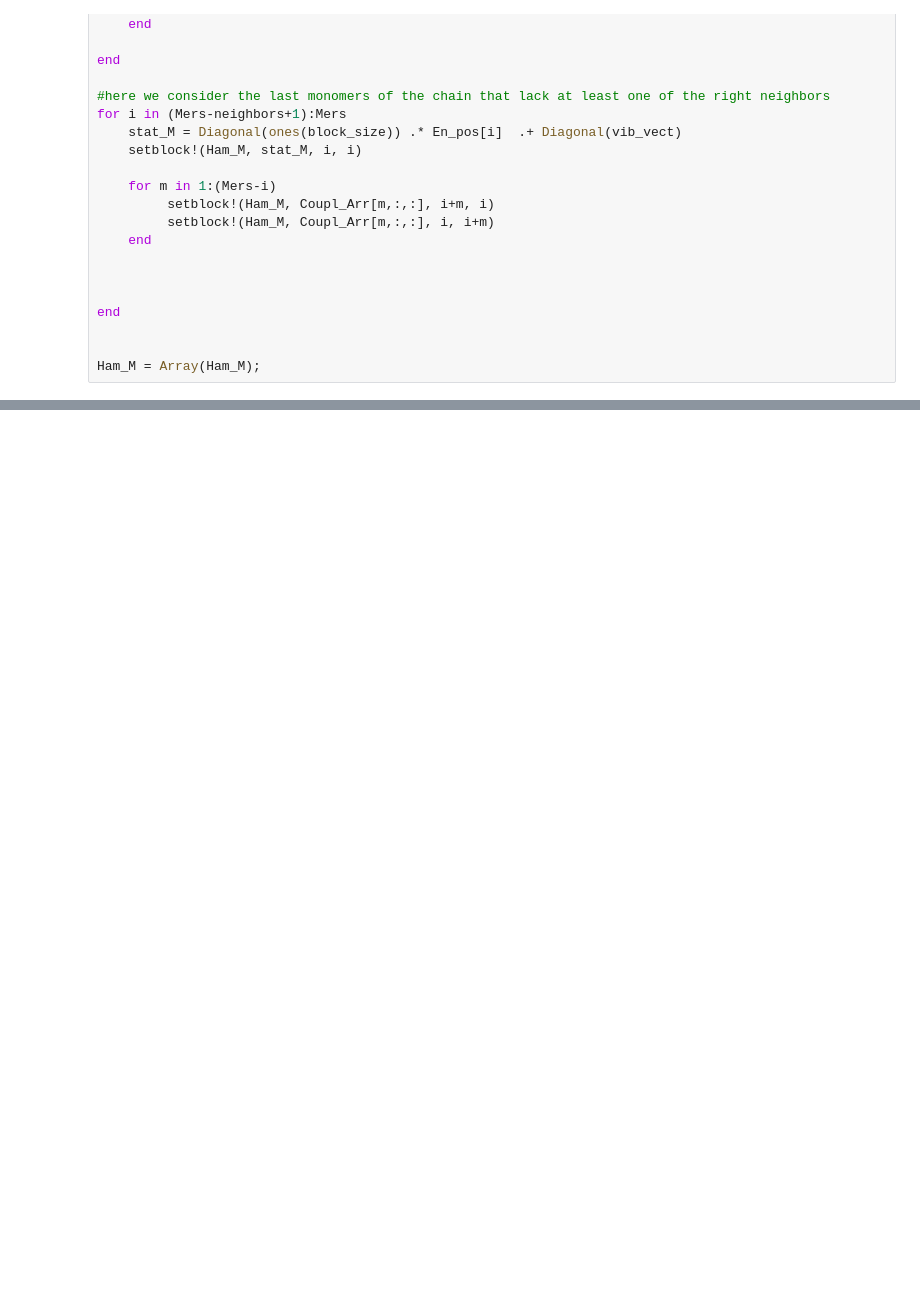
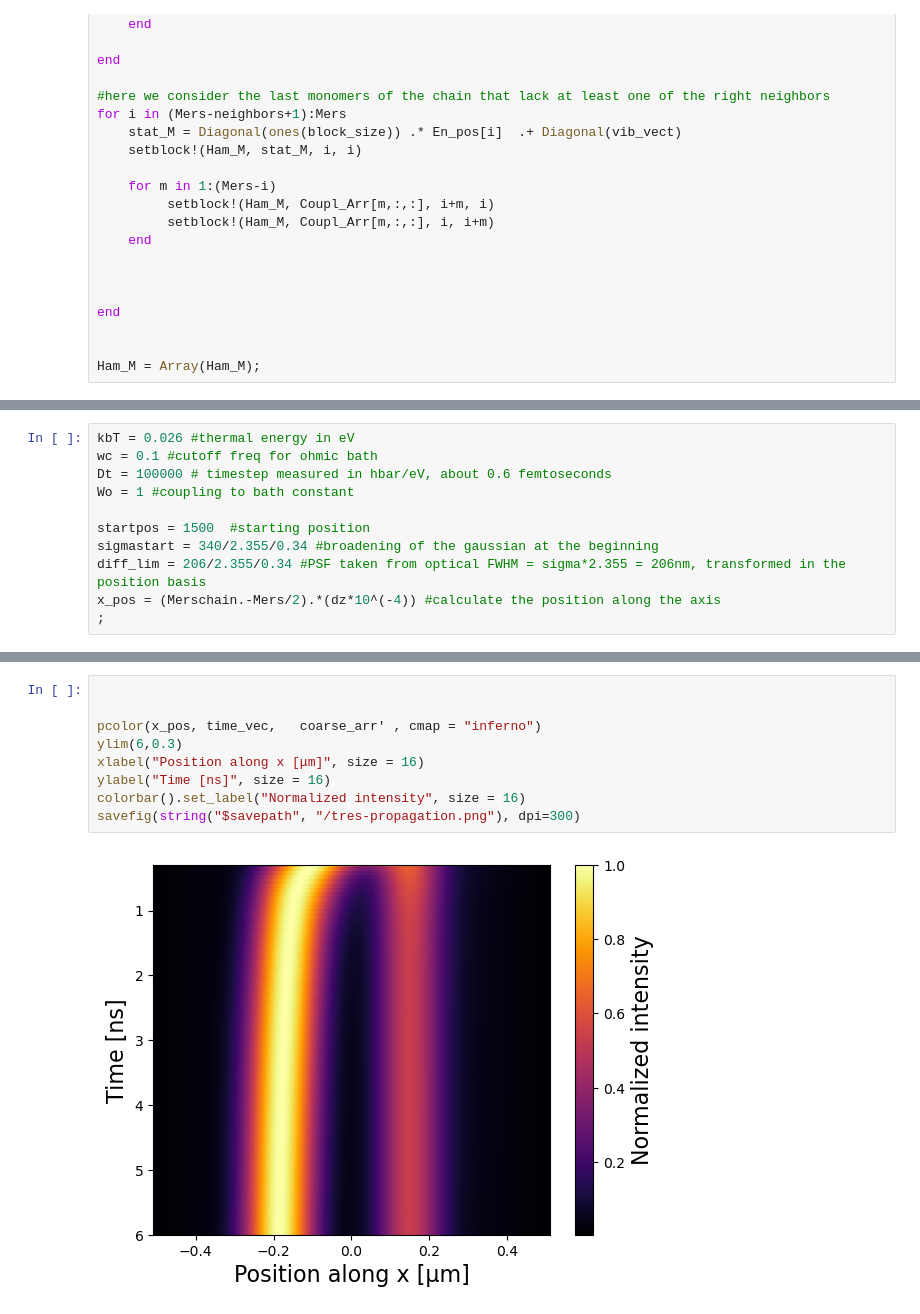
Before and after one commit to alberto-carta/CBT_Propagation, a Jupyter notebook: Main_spectral_calculator.ipynb, the cells around one changed output, grey strips where cells are left out. Drawn from its saved outputs; the diff is of its cells as text; blank space fills up the shorter version.

```diff
--- a/Main_spectral_calculator.ipynb
+++ b/Main_spectral_calculator.ipynb
@@ -221,0 +258,11 @@ rc("axes", labelsize=14)
+# %%
+kbT = 0.026 #thermal energy in eV
+wc = 0.1 #cutoff freq for ohmic bath
+Dt = 100000 # timestep measured in hbar/eV, about 0.6 femtoseconds
+Wo = 1 #coupling to bath constant
+
+startpos = 1500  #starting position
+sigmastart = 340/2.355/0.34 #broadening of the gaussian at the beginning
+diff_lim = 206/2.355/0.34 #PSF taken from optical FWHM = sigma*2.355 = 206nm, transformed in the position basis
+x_pos = (Merschain.-Mers/2).*(dz*10^(-4)) #calculate the position along the axis
+;
@@ -221,0 +356,11 @@ rc("axes", labelsize=14)
+# %%
+
+
+pcolor(x_pos, time_vec,   coarse_arr' , cmap = "inferno")
+ylim(6,0.3)
+xlabel("Position along x [μm]", size = 16)
+ylabel("Time [ns]", size = 16)
+colorbar().set_label("Normalized intensity", size = 16)
+savefig(string("$savepath", "/tres-propagation.png"), dpi=300)
+# %% [output]
+[figure, added]
```
Also changed, not shown: parts of 19 cells of this notebook, 19 other files.
